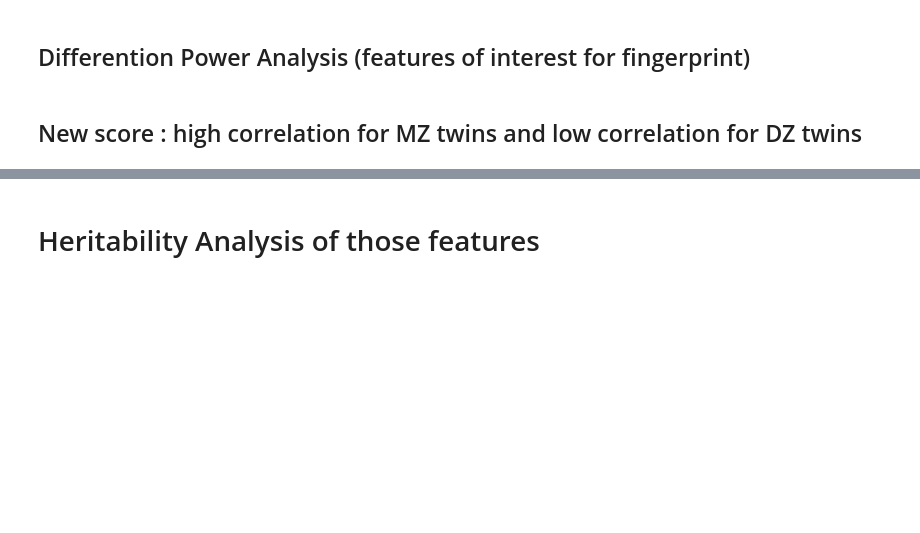
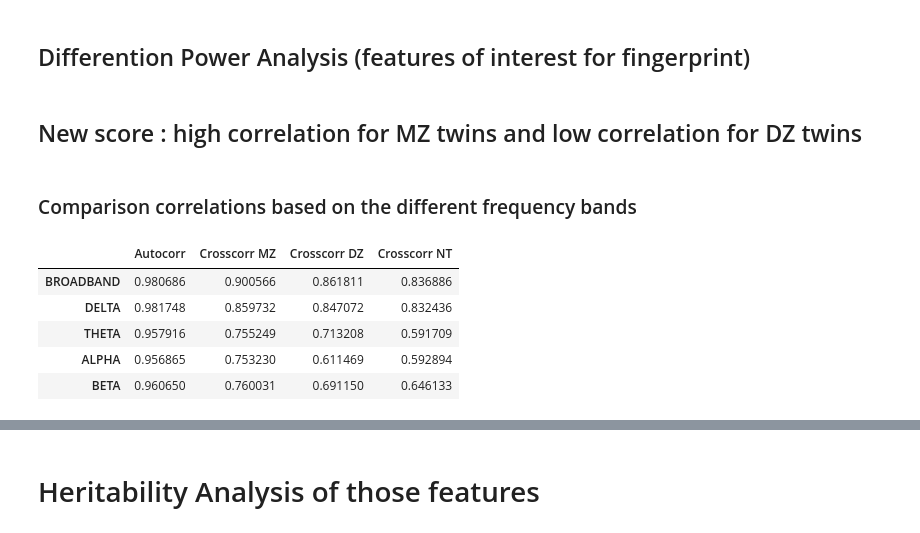
Before and after one commit to Epideixx/Fingerprints_Twins, a Jupyter notebook: PSD_processing.ipynb, the cells around one changed output, grey strips where cells are left out. Saved outputs shown, nothing was run; the diff lists cells and outputs as text; code cells hidden in the pictures; blank space fills up the shorter version.

```diff
--- a/PSD_processing.ipynb
+++ b/PSD_processing.ipynb
@@ -544,0 +628,54 @@ df.plot(kind = 'bar', figsize = (15, 9))
+# %% [markdown]
+### Comparison correlations based on the different frequency bands
+# %%
+bands = [BROADBAND, DELTA, THETA, ALPHA, BETA, GAMMA, HIGH_GAMMA]
+bands_names = ["BROADBAND", "DELTA", "THETA", "ALPHA", "BETA", "GAMMA", "HIGH_GAMMA"]
+df = []
+
+for band in tqdm(bands, total = len(bands)) :
+    # MZ
+    columns_band_freq = [c for c in record_A.columns if float(re.search("[0-9]+\.[0-9]*", c).group(0)) >= band[0] and float(re.search("[0-9]+\.[0-9]*", c).group(0)) <= band[1]]
+    record_A_band_freq = record_A[columns_band_freq]
+    record_B_band_freq = record_B[columns_band_freq]
+
+    mask_MZ = [True if subj_id in ids_MZ else False for subj_id in record_A.index]
+    record_A_MZ_band_freq = record_A_band_freq[mask_MZ].reindex(ids_MZ)
+    record_B_MZ_band_freq = record_B_band_freq[mask_MZ].reindex(ids_MZ)
+
+    corr_MZ_band_freq = corr_multi_subjects(record_A_MZ_band_freq, record_B_MZ_band_freq, plot = False)
+
+    # DZ
+    columns_band_freq = [c for c in record_A.columns if float(re.search("[0-9]+\.[0-9]*", c).group(0)) >= band[0] and float(re.search("[0-9]+\.[0-9]*", c).group(0)) <= band[1]]
+    record_A_band_freq = record_A[columns_band_freq]
+    record_B_band_freq = record_B[columns_band_freq]
+
+    mask_DZ = [True if subj_id in ids_DZ else False for subj_id in record_A.index]
+    record_A_DZ_band_freq = record_A_band_freq[mask_DZ].reindex(ids_DZ)
+    record_B_DZ_band_freq = record_B_band_freq[mask_DZ].reindex(ids_DZ)
+
+    corr_DZ_band_freq = corr_multi_subjects(record_A_DZ_band_freq, record_B_DZ_band_freq, plot = False)
+
+    # NT
+    columns_band_freq = [c for c in record_A.columns if float(re.search("[0-9]+\.[0-9]*", c).group(0)) >= band[0] and float(re.search("[0-9]+\.[0-9]*", c).group(0)) <= band[1]]
+    record_A_band_freq = record_A[columns_band_freq]
+    record_B_band_freq = record_B[columns_band_freq]
+
+    mask_NT = [True if subj_id in ids_NT else False for subj_id in record_A.index]
+    record_A_NT_band_freq = record_A_band_freq[mask_NT].reindex(ids_NT)
+    record_B_NT_band_freq = record_B_band_freq[mask_NT].reindex(ids_NT)
+
+    corr_NT_band_freq = corr_multi_subjects(record_A_NT_band_freq, record_B_NT_band_freq, plot = False)
+
+    # Final
+    autocorr_moy, cross_corr_MZ_moy, cross_corr_DZ_moy, cross_corr_NT_moy = eval_correlations(corr_MZ_band_freq, corr_DZ_band_freq, corr_NT_band_freq)
+    df.append([autocorr_moy, cross_corr_MZ_moy, cross_corr_DZ_moy, cross_corr_NT_moy])
+
+df = pd.DataFrame(df, index=bands_names, columns=["Autocorr", "Crosscorr MZ", "Crosscorr DZ", "Crosscorr NT"])
+df.head()
+# %% [output]
+|  | Autocorr | Crosscorr MZ | Crosscorr DZ | Crosscorr NT |
+| BROADBAND | 0.980686 | 0.900566 | 0.861811 | 0.836886 |
+| DELTA | 0.981748 | 0.859732 | 0.847072 | 0.832436 |
+| THETA | 0.957916 | 0.755249 | 0.713208 | 0.591709 |
+| ALPHA | 0.956865 | 0.753230 | 0.611469 | 0.592894 |
+| BETA | 0.960650 | 0.760031 | 0.691150 | 0.646133 |
```
Also changed, not shown: parts of 33 cells of this notebook.
